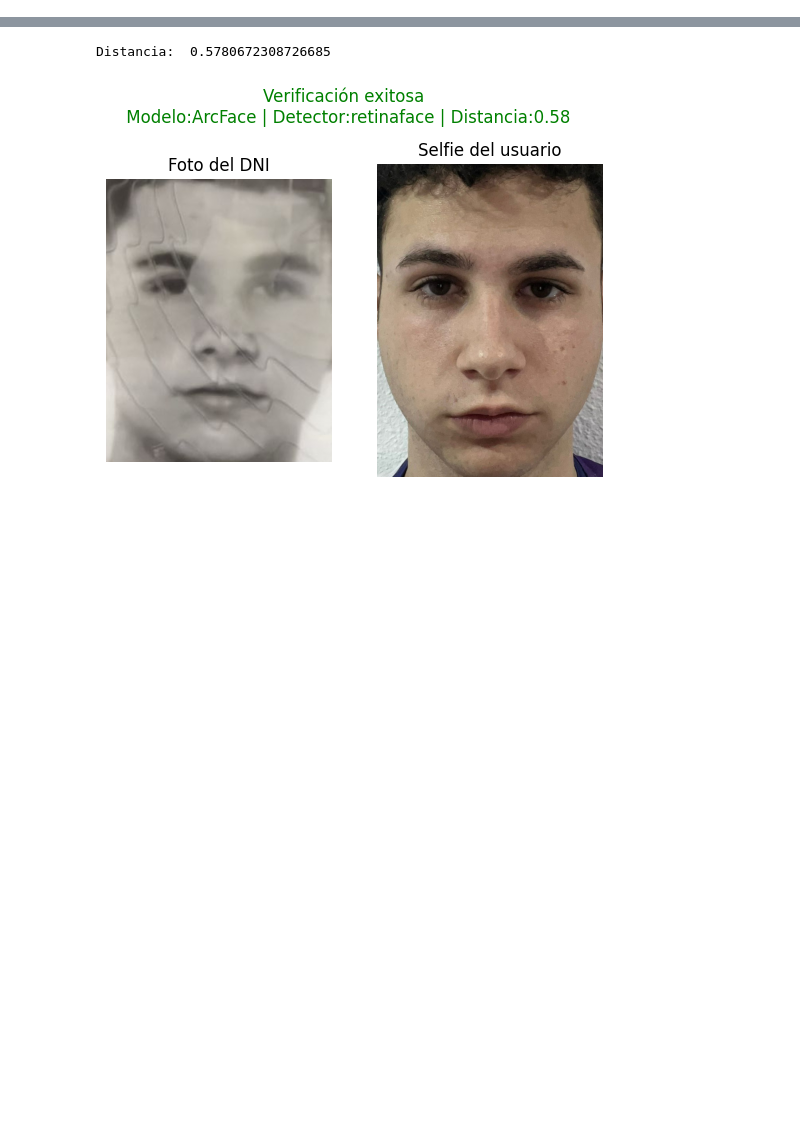
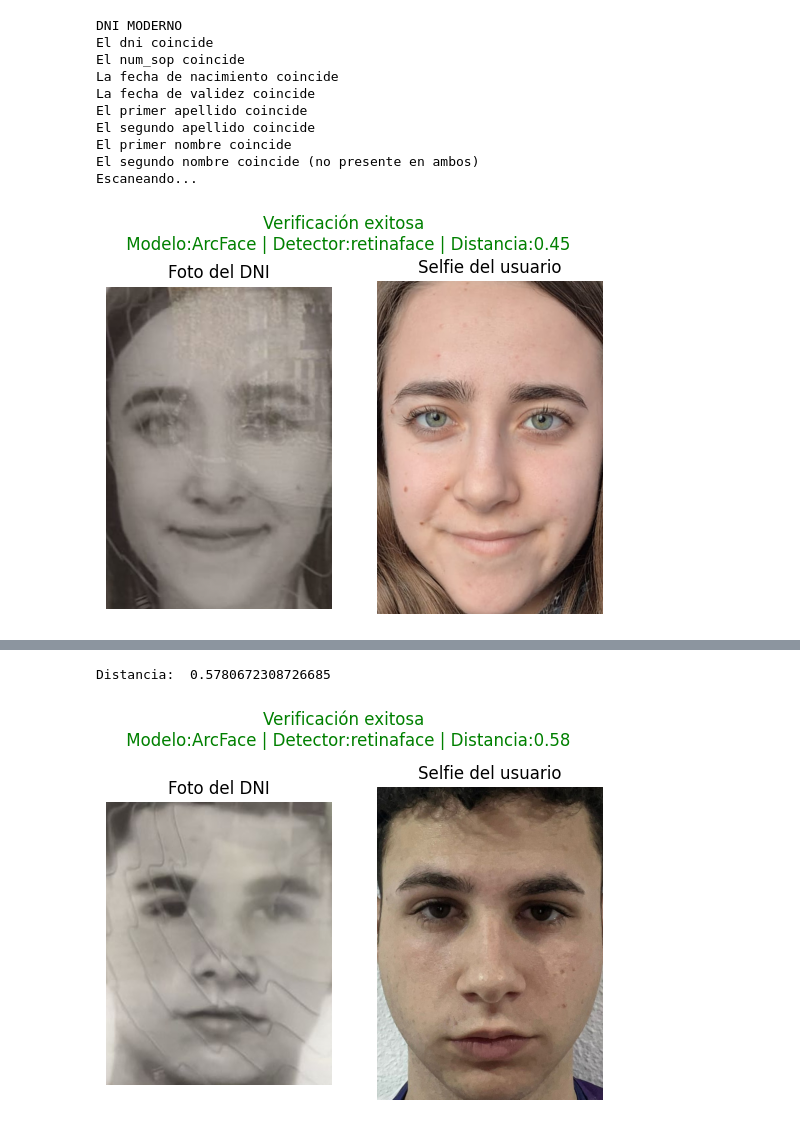
Before and after one commit to hum1-ua/facephichallenge2026_, a Jupyter notebook: main.ipynb, the cells around one changed output, grey strips where cells are left out. Cells and saved outputs as stored; diff of their text form; code cells hidden in the pictures; blank space fills up the shorter version.

```diff
--- a/main.ipynb
+++ b/main.ipynb
@@ -503,0 +551,18 @@ def one_shot_verification(dni_path, selfie_path, model_name='ArcFace', detector_
+# %%
+img1 = '.\DNI_especimen\p_anverso.jpeg'
+img2 = '.\DNI_especimen\p_reverso.jpeg'
+img3 = '.\caras\p.jpeg'
+validar_dni(img1, img2)
+one_shot_verification(dni_path=img1, selfie_path=img3)
+# %% [output]
+DNI MODERNO
+El dni coincide
+El num_sop coincide
+La fecha de nacimiento coincide
+La fecha de validez coincide
+El primer apellido coincide
+El segundo apellido coincide
+El primer nombre coincide
+El segundo nombre coincide (no presente en ambos)
+Escaneando...
+[figure, added]
```
Also changed, not shown: parts of 15 cells of this notebook.
